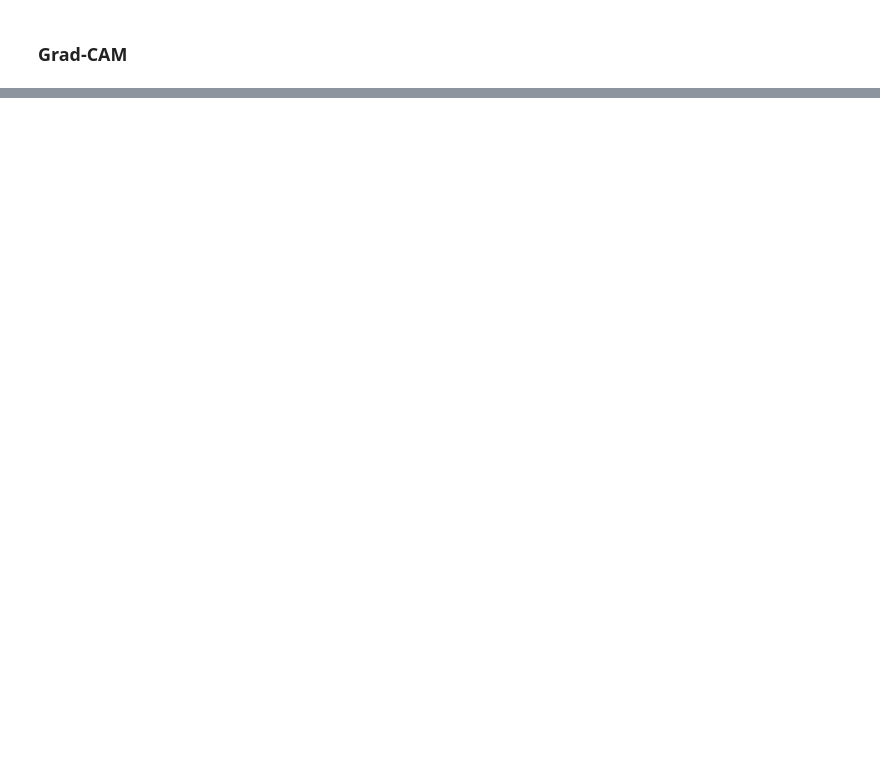
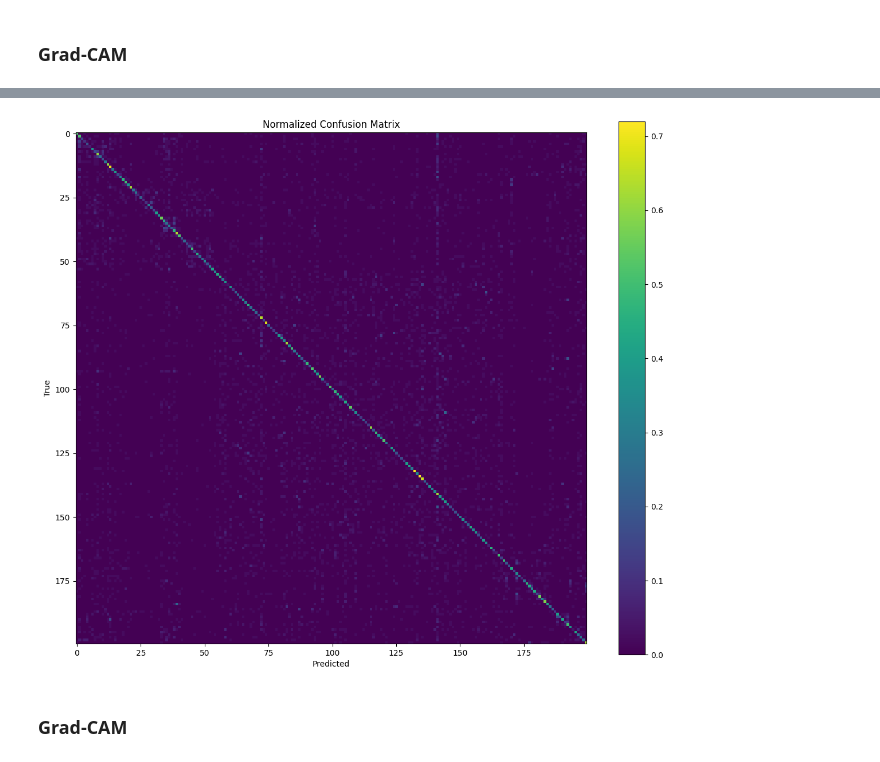
Before and after one commit to Emptx0/neural_networks_Lab3-4, a Jupyter notebook: Lab3.ipynb, the cells around one changed output, grey strips where cells are left out. Saved outputs shown, nothing was run; the diff lists cells and outputs as text; code cells hidden in the pictures; blank space fills up the shorter version.

```diff
--- a/Lab3.ipynb
+++ b/Lab3.ipynb
@@ -787,0 +1088,20 @@ Pred: 154, True: 154
+# %%
+cm = val_metrics["confusion_matrix"]
+
+# нормалізація по рядках (true labels)
+cm_norm = cm.astype(float) / cm.sum(axis=1, keepdims=True)
+
+plt.figure(figsize=(12, 10))
+plt.imshow(cm_norm, interpolation='nearest')
+plt.title("Normalized Confusion Matrix")
+plt.colorbar()
+
+plt.xlabel("Predicted")
+plt.ylabel("True")
+
+plt.tight_layout()
+plt.show()
+# %% [output]
+[figure, added]
+# %% [markdown]
+### Grad-CAM
```
Also changed, not shown: parts of 34 cells of this notebook.
